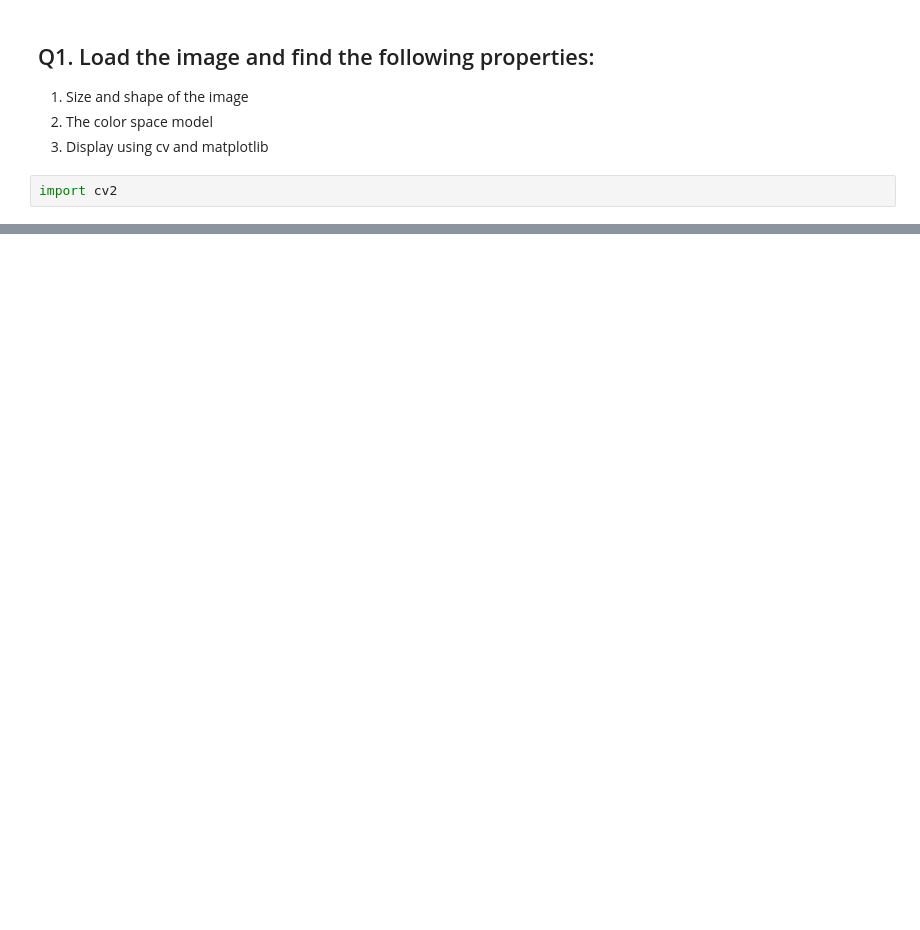
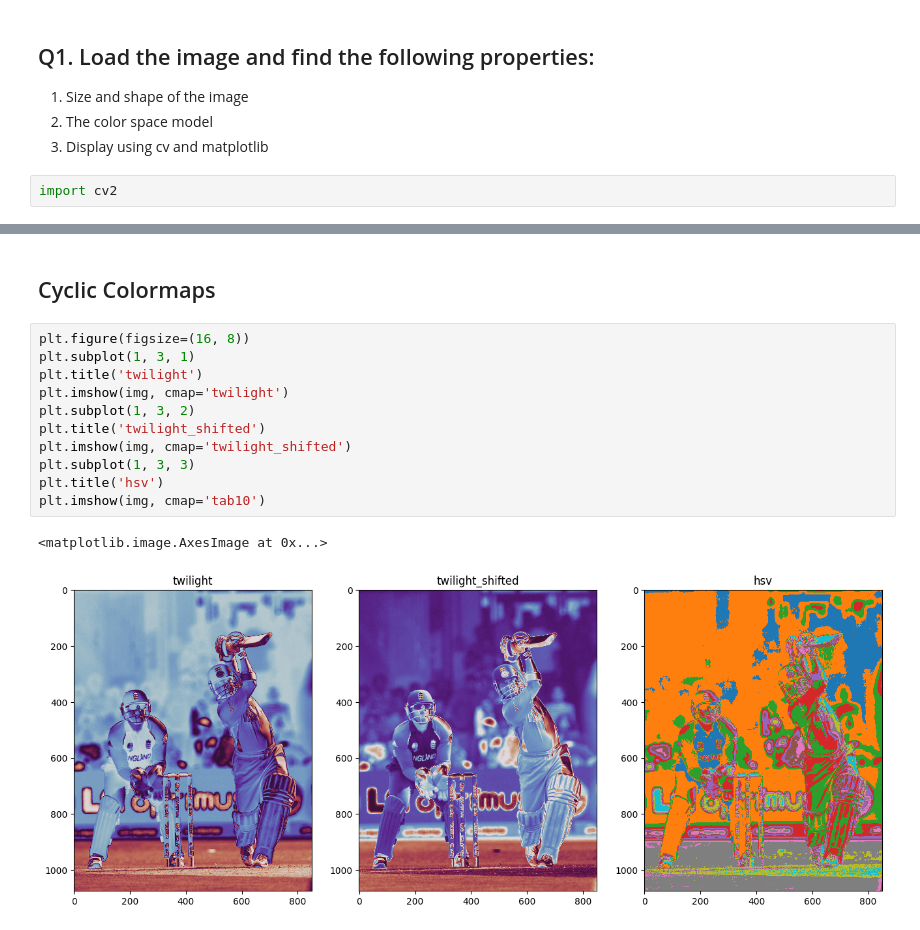
Before and after one commit to Kunal062/OpenCV, a Jupyter notebook: Assignments/Assignment_1.ipynb, the cells around one changed output, grey strips where cells are left out. Drawn from its saved outputs; the diff is of its cells as text; blank space fills up the shorter version.

```diff
--- a/Assignments/Assignment_1.ipynb
+++ b/Assignments/Assignment_1.ipynb
@@ -62,0 +101,16 @@ error: OpenCV(4.6.0) D:\a\opencv-python\opencv-python\opencv\modules\highgui\src
+# %% [markdown]
+## Cyclic Colormaps
+# %%
+plt.figure(figsize=(16, 8))
+plt.subplot(1, 3, 1)
+plt.title('twilight')
+plt.imshow(img, cmap='twilight')
+plt.subplot(1, 3, 2)
+plt.title('twilight_shifted')
+plt.imshow(img, cmap='twilight_shifted')
+plt.subplot(1, 3, 3)
+plt.title('hsv')
+plt.imshow(img, cmap='tab10')
+# %% [output]
+<matplotlib.image.AxesImage at 0x...>
+[figure, added]
```
Also changed, not shown: parts of 18 cells of this notebook.
